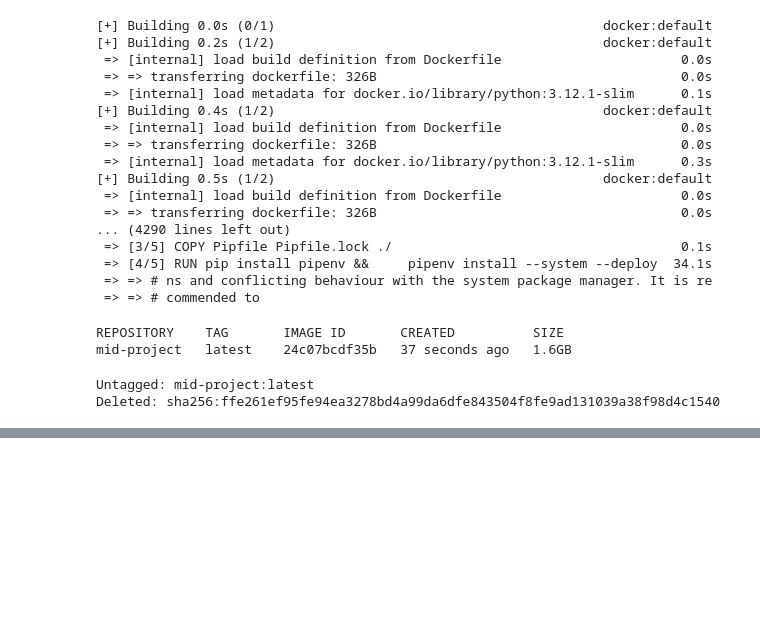
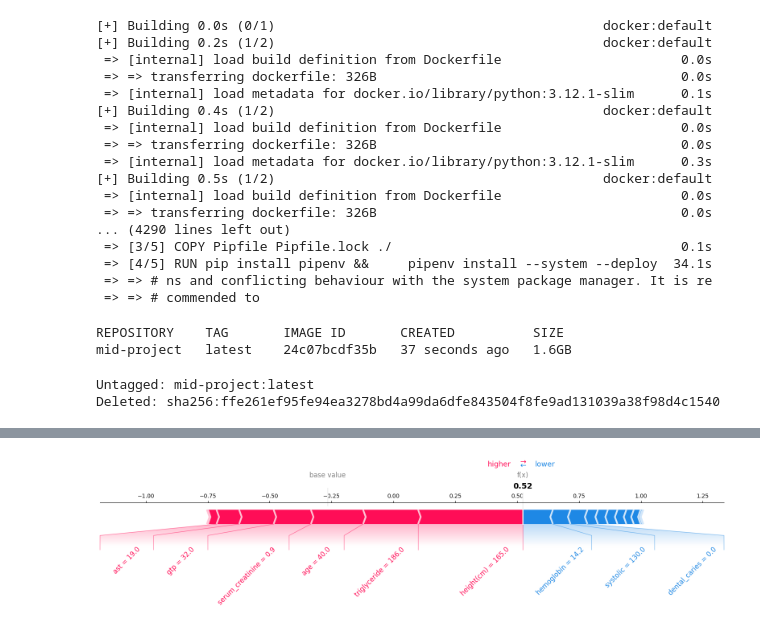
Before and after one commit to zx-99/ml-zoomcamp2025, a Jupyter notebook: 07-mid_project/notebook.ipynb, the cells around one changed output, grey strips where cells are left out. Saved outputs shown, nothing was run; the diff lists cells and outputs as text; code cells hidden in the pictures; blank space fills up the shorter version.

```diff
--- a/07-mid_project/notebook.ipynb
+++ b/07-mid_project/notebook.ipynb
@@ -403,0 +519,13 @@ Deleted: sha256:ffe261ef95fe94ea3278bd4a99da6dfe843504f8fe9ad131039a38f98d4c1540
+# %%
+# 4.2 个体样本解释（力导向图）
+sample_idx = 0  # 示例：分析测试集第1个样本
+shap.force_plot(
+    explainer.expected_value,
+    shap_values[sample_idx],
+    X_test.iloc[sample_idx],
+    matplotlib=True,
+    text_rotation=45
+)
+plt.show()
+# %% [output]
+[figure, added]
```
Also changed, not shown: parts of 41 cells of this notebook, 1 other file.
